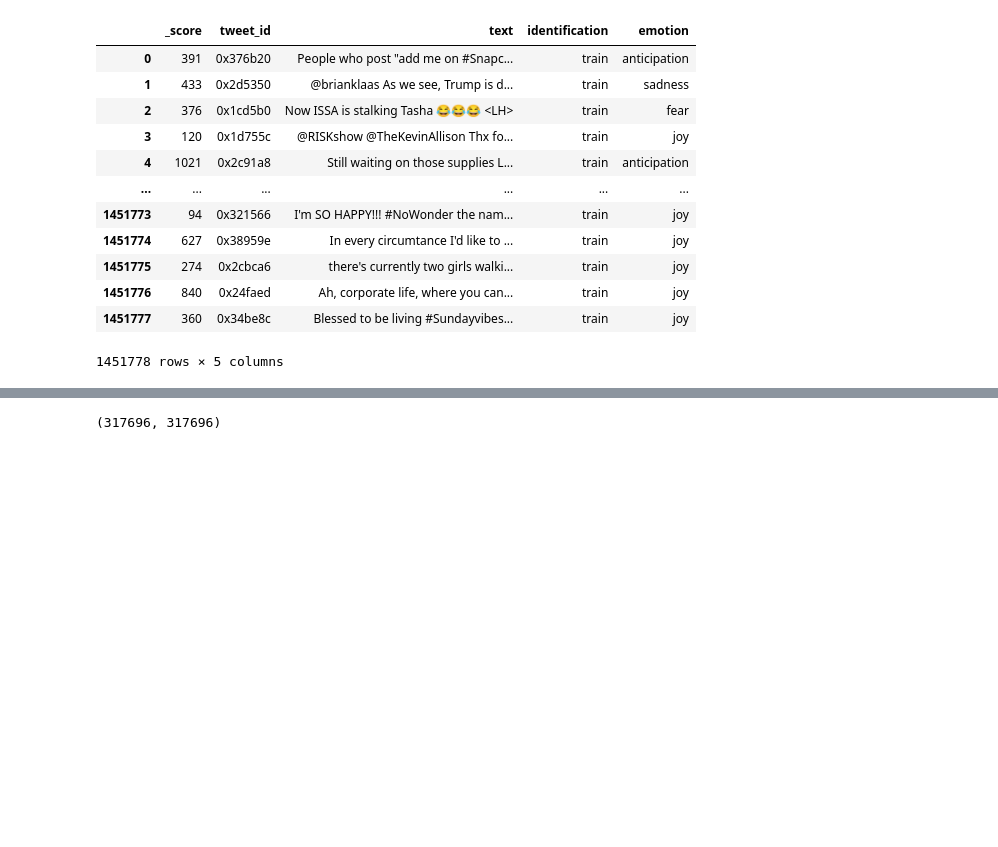
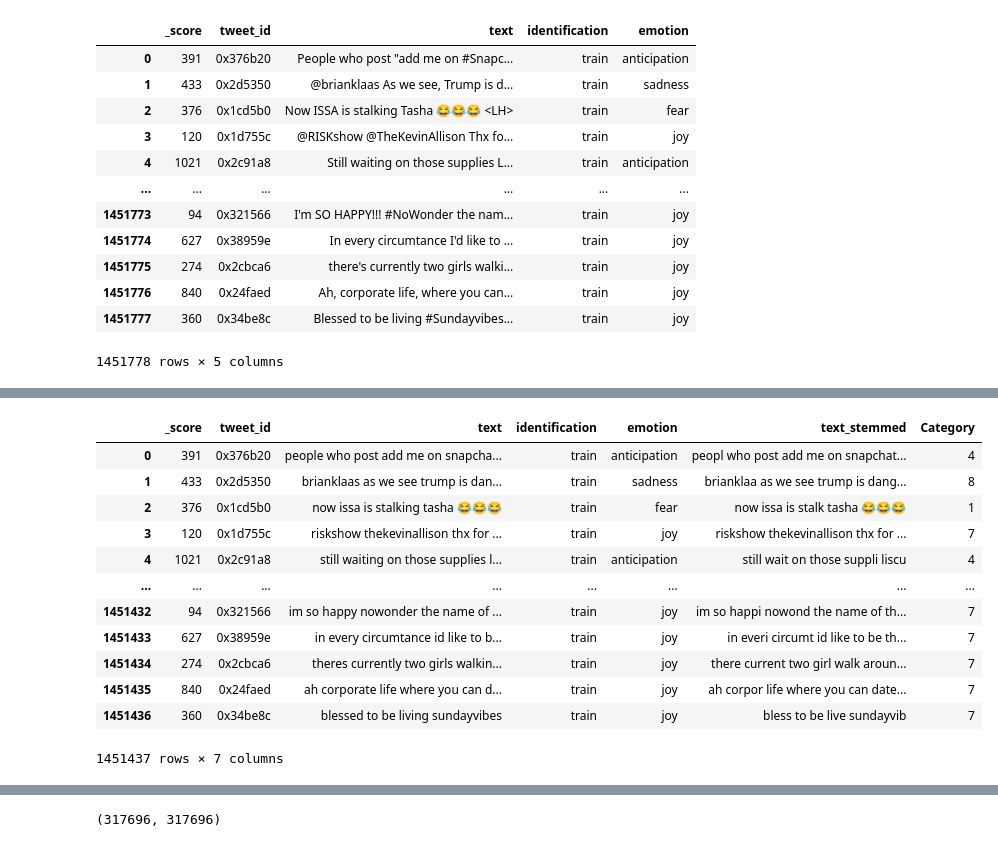
Before and after one commit to alexcortes18/DM2021-Lab2-HW2, a Jupyter notebook: Kaggle/dm2021-lab2-hw2/Kaggle Competition Preprocessing.ipynb, the cells around one changed output, grey strips where cells are left out. Saved outputs shown, nothing was run; the diff lists cells and outputs as text; code cells hidden in the pictures; blank space fills up the shorter version.

```diff
--- a/Kaggle/dm2021-lab2-hw2/Kaggle Competition Preprocessing.ipynb
+++ b/Kaggle/dm2021-lab2-hw2/Kaggle Competition Preprocessing.ipynb
@@ -354,10 +476,9 @@ final_twitter_df.text.shape[0] , unshuffled_inputs.shape[0]
 # %%
 #Shuffle the data before balancing it:
 
-first_shuffle_indices = np.arange(unshuffled_inputs.shape[0])
+first_shuffle_indices = np.arange(unshuffle_data.shape[0])
 np.random.shuffle(first_shuffle_indices)
 
-shuffled_inputs = unshuffled_inputs[first_shuffle_indices]
-shuffled_outputs = unshuffled_outputs[first_shuffle_indices]
-shuffled_outputs
+shuffle_data = unshuffle_data[first_shuffle_indices]
+shuffle_data
 # %% [output]
@@ -365,0 +502,21 @@ array(['joy', 'trust', 'trust', ..., 'joy', 'disgust', 'sadness'],
+# %%
+#To return the array into a Dataframe
+#"""
+data_df = pd.DataFrame(shuffle_data)
+final_twitter_df.columns = ['_score', 'tweet_id', 'text', 'identification', 'emotion','text_stemmed','Category']
+final_twitter_df
+#"""
+# %% [output]
+|  | _score | tweet_id | text | identification | emotion | text_stemmed | Category |
+| 0 | 391 | 0x376b20 | people who post add me on snapcha... | train | anticipation | peopl who post add me on snapchat... | 4 |
+| 1 | 433 | 0x2d5350 | brianklaas as we see trump is dan... | train | sadness | brianklaa as we see trump is dang... | 8 |
+| 2 | 376 | 0x1cd5b0 | now issa is stalking tasha 😂😂😂 | train | fear | now issa is stalk tasha 😂😂😂 | 1 |
+| 3 | 120 | 0x1d755c | riskshow thekevinallison thx for ... | train | joy | riskshow thekevinallison thx for ... | 7 |
+| 4 | 1021 | 0x2c91a8 | still waiting on those supplies l... | train | anticipation | still wait on those suppli liscu | 4 |
+| ... | ... | ... | ... | ... | ... | ... | ... |
+| 1451432 | 94 | 0x321566 | im so happy nowonder the name of ... | train | joy | im so happi nowond the name of th... | 7 |
+| 1451433 | 627 | 0x38959e | in every circumtance id like to b... | train | joy | in everi circumt id like to be th... | 7 |
+| 1451434 | 274 | 0x2cbca6 | theres currently two girls walkin... | train | joy | there current two girl walk aroun... | 7 |
+| 1451435 | 840 | 0x24faed | ah corporate life where you can d... | train | joy | ah corpor life where you can date... | 7 |
+| 1451436 | 360 | 0x34be8c | blessed to be living sundayvibes | train | joy | bless to be live sundayvib | 7 |
+1451437 rows × 7 columns
```
Also changed, not shown: parts of 63 cells of this notebook, 10 other files.
